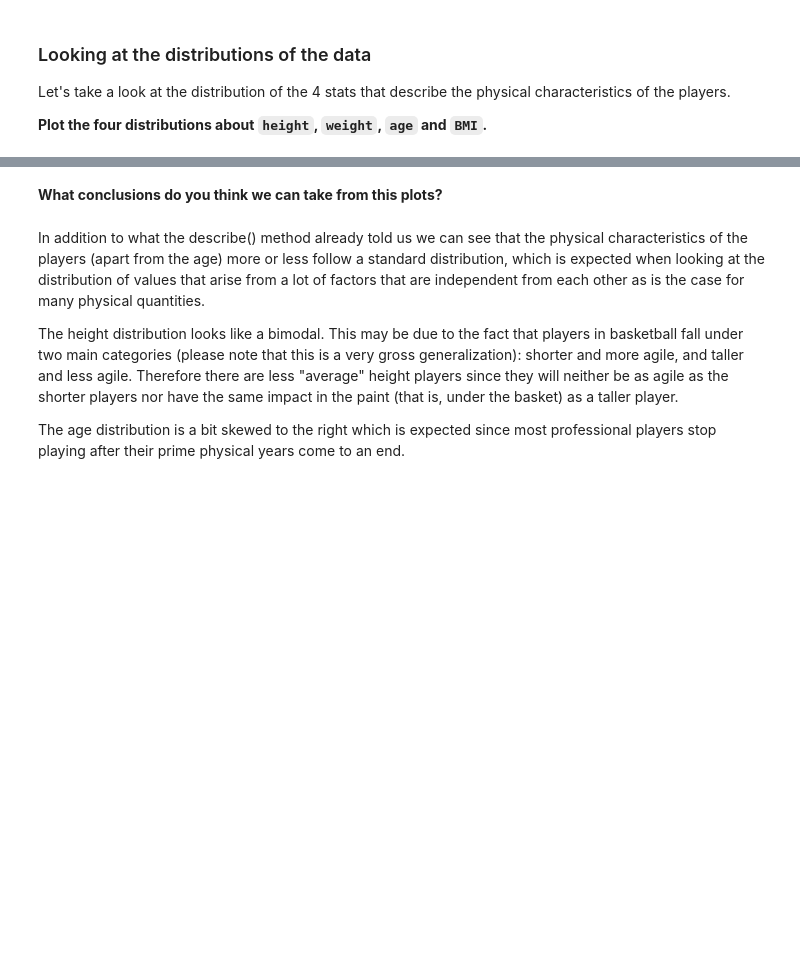
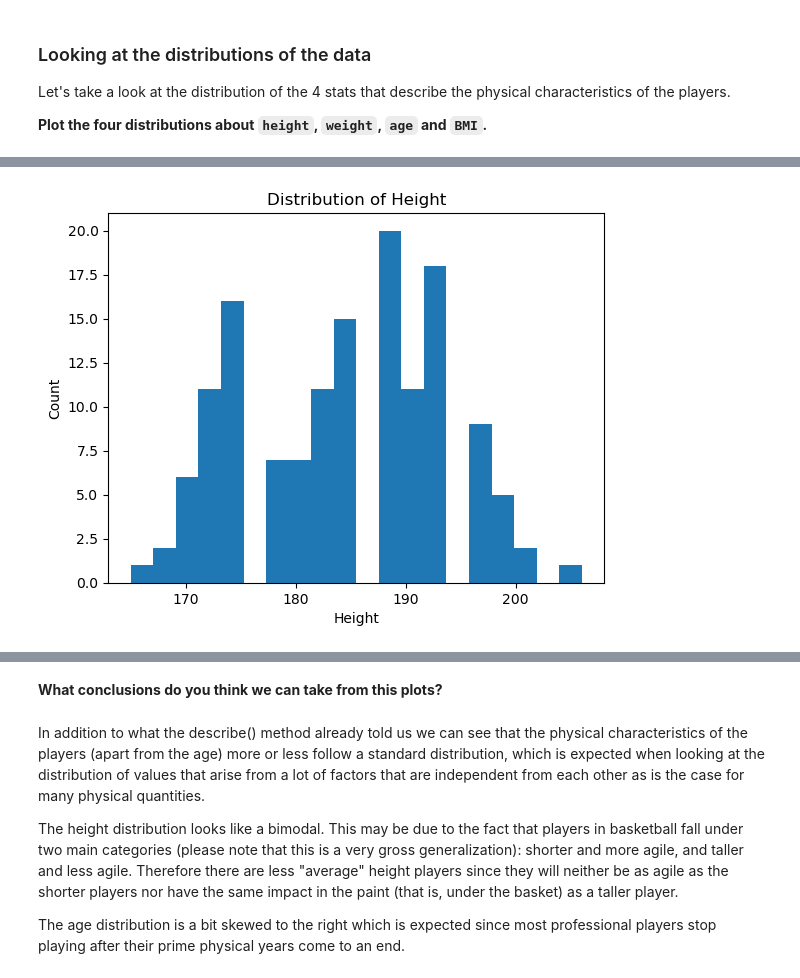
Before and after one commit to ta-data-lis/M2-mini-project2, a Jupyter notebook: your-code/2.-Exploratory-Data-Analysis.ipynb, the cells around one changed output, grey strips where cells are left out. Drawn from its saved outputs; the diff is of its cells as text; code cells hidden in the pictures; blank space fills up the shorter version.

```diff
--- a/your-code/2.-Exploratory-Data-Analysis.ipynb
+++ b/your-code/2.-Exploratory-Data-Analysis.ipynb
@@ -36,0 +90,8 @@ Let's take a look at the distribution of the 4 stats that describe the physical
+# %%
+plt.hist(wnba['Height'], bins=20)
+plt.xlabel('Height')
+plt.ylabel('Count')
+plt.title('Distribution of Height')
+plt.show()
+# %% [output]
+[figure, added]
```
Also changed, not shown: parts of 17 cells of this notebook, 3 other files.
